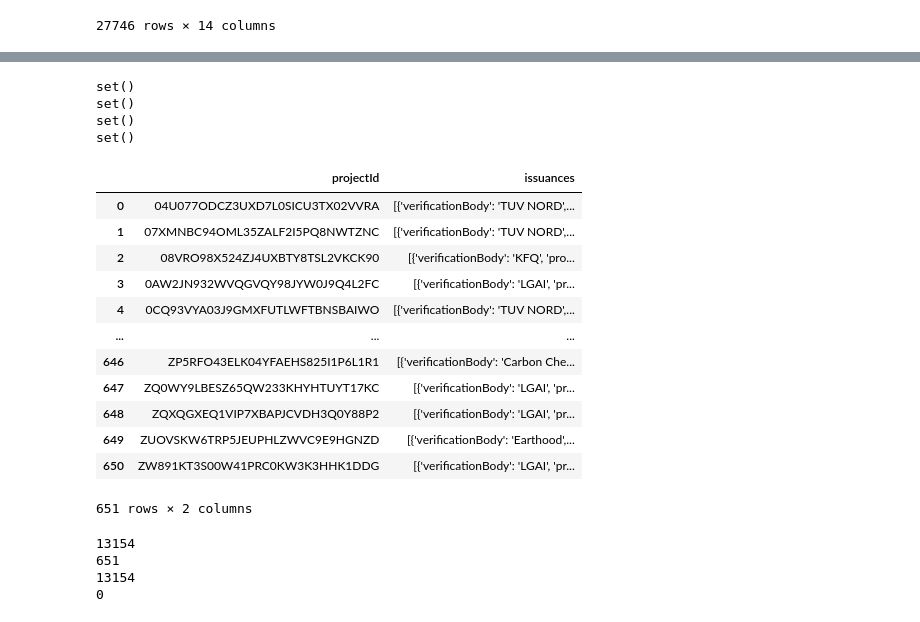
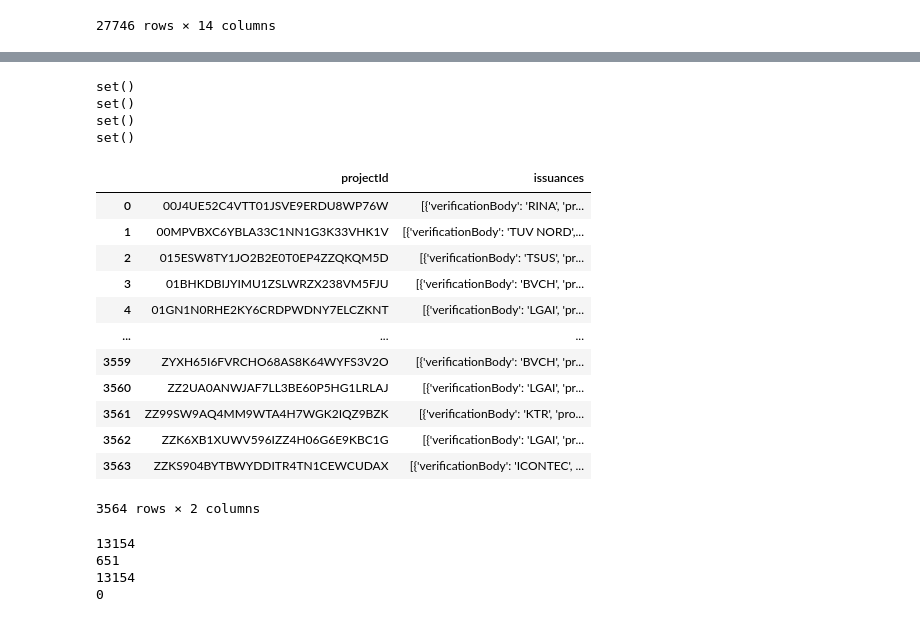
Before and after one commit to erickch123/cdm-unfccc-cadtrust, a Jupyter notebook: clean_cdm_projects.ipynb, the cells around one changed output, grey strips where cells are left out. Drawn from its saved outputs; the diff is of its cells as text; code cells hidden in the pictures.

```diff
--- a/clean_cdm_projects.ipynb
+++ b/clean_cdm_projects.ipynb
@@ -564,12 +619,16 @@ df_linked.columns
 # total 3392 retired units
 df_linked_2016
 
-print("Issuances belong to retired units",len(df_linked_2016['id'].unique()))
+print("Issuances belong to retired units 2016",len(df_linked_2016['id'].unique()))
 
 
-df_linked_2016
+# after 2016
 
-df_linked = df_linked[df_linked['startDate'].dt.year >= 2016]
+# df_linked = df_linked[df_linked['startDate'].dt.year >= 2016]
+
+# before 2016
+df_linked = df_linked[df_linked['startDate'].dt.year < 2016]
+print("Issuances belong to retired units before 2016",len(df_linked['id'].unique()))
 
 df_linked
 # %% [output]
@@ -702,12 +762,15 @@ totalHeld_mapping = df_units_held.set_index('id')['totalHeld'].to_dict()
 
 df_units_held
 
+print("len df units held",len(df_units_held))
 totalHeld_mapping
 duplicate_rows = df_units_held[df_units_held['id'].duplicated()]
 
-df_units_held = df_issuances[df_issuances['startDate'].dt.year >= 2016]
+# df_units_held = df_issuances[df_issuances['startDate'].dt.year >= 2016]
+df_units_held = df_issuances[df_issuances['startDate'].dt.year < 2016]
 
 
+print("len df units held",len(df_units_held))
 
 df_units_held['totalHeld'] = df_issuances['id'].map(totalHeld_mapping)
 df_units_held['totalHeld'] = df_units_held['totalHeld'].fillna(df_units_held['unitCount'])
@@ -723,6 +786,7 @@ df_units_held.rename(columns={'totalHeld': 'unitCount'}, inplace=True)
 
 
 # df_units_held.to_excel("df_heldinspect.xlsx")
+print(df_units_held.columns)
 
 df_units_held[['unitBlockStart', 'unitBlockEnd']] = df_units_held['SERIAL RANGE'].str.split('-', 1, expand=True)
 df_units_held.drop('SERIAL RANGE', axis=1, inplace=True)
@@ -841,7 +902,10 @@ df_retired_clean.to_excel("./output/CDM_Retired_Units_Cleaned.xlsx")
 # df_issuances.to_excel("./output/CDM_Issuances_Cleaned.xlsx")
 
 df_issuances_cleaned = df_issuances[["verificationBody","projectId","id","startDate","endDate","verificationReportDate","verificationApproach"]]
-df_issuances_cleaned =df_issuances_cleaned[df_issuances_cleaned['startDate'].dt.year >= 2016]
+# df_issuances_cleaned =df_issuances_cleaned[df_issuances_cleaned['startDate'].dt.year >= 2016]
+
+
+df_issuances_cleaned =df_issuances_cleaned[df_issuances_cleaned['startDate'].dt.year < 2016]
 
 
 
@@ -856,7 +920,7 @@ unique_ids_retired = df_retired_clean['id'].unique()
 unique_ids_issuances = df_issuances_cleaned['id'].unique()
 
 
-df_filtered = df_needed[df_needed['startDate'].dt.year >= 2016]
+# df_filtered = df_needed[df_needed['startDate'].dt.year >= 2016]
 
 
 
@@ -868,46 +932,46 @@ print(set((unique_ids_held))-set((unique_ids_issuances)))
 def convert_timestamp_to_string(x):
     if isinstance(x, pd.Timestamp):
         return x.strftime('%Y-%m-%d %H:%M:%S')
     return x
 
 # Columns that contain Timestamps
 timestamp_columns = ['startDate', 'endDate', 'verificationReportDate']
 
 # Apply the conversion to the specific columns
 
 # Apply the conversion to the existing timestamp columns
 df_issuances_cleaned[timestamp_columns] = df_issuances_cleaned[timestamp_columns].applymap(convert_timestamp_to_string)
 issuances_grouped = df_issuances_cleaned.groupby('projectId').apply(lambda x: x.to_dict(orient='records')).reset_index(name='issuances')
 
 issuances_grouped['issuances'][0]
 
 
 df_issuances_cleaned
 
 # df_issuances_cleaned
 
-issuances_grouped
+issuances_grouped.to_excel("grouped_issuances_bef_2016.xlsx")
 
 df_issuances_cleaned
 issuances_grouped
 # %% [output]
 set()
 set()
 set()
 set()
 |  | projectId | issuances |
-| 0 | 04U077ODCZ3UXD7L0SICU3TX02VVRA | [{'verificationBody': 'TUV NORD',... |
-| 1 | 07XMNBC94OML35ZALF2I5PQ8NWTZNC | [{'verificationBody': 'TUV NORD',... |
-| 2 | 08VRO98X524ZJ4UXBTY8TSL2VKCK90 | [{'verificationBody': 'KFQ', 'pro... |
-| 3 | 0AW2JN932WVQGVQY98JYW0J9Q4L2FC | [{'verificationBody': 'LGAI', 'pr... |
-| 4 | 0CQ93VYA03J9GMXFUTLWFTBNSBAIWO | [{'verificationBody': 'TUV NORD',... |
+| 0 | 00J4UE52C4VTT01JSVE9ERDU8WP76W | [{'verificationBody': 'RINA', 'pr... |
+| 1 | 00MPVBXC6YBLA33C1NN1G3K33VHK1V | [{'verificationBody': 'TUV NORD',... |
+| 2 | 015ESW8TY1JO2B2E0T0EP4ZZQKQM5D | [{'verificationBody': 'TSUS', 'pr... |
+| 3 | 01BHKDBIJYIMU1ZSLWRZX238VM5FJU | [{'verificationBody': 'BVCH', 'pr... |
+| 4 | 01GN1N0RHE2KY6CRDPWDNY7ELCZKNT | [{'verificationBody': 'LGAI', 'pr... |
 | ... | ... | ... |
-| 646 | ZP5RFO43ELK04YFAEHS825I1P6L1R1 | [{'verificationBody': 'Carbon Che... |
-| 647 | ZQ0WY9LBESZ65QW233KHYHTUYT17KC | [{'verificationBody': 'LGAI', 'pr... |
-| 648 | ZQXQGXEQ1VIP7XBAPJCVDH3Q0Y88P2 | [{'verificationBody': 'LGAI', 'pr... |
-| 649 | ZUOVSKW6TRP5JEUPHLZWVC9E9HGNZD | [{'verificationBody': 'Earthood',... |
-| 650 | ZW891KT3S00W41PRC0KW3K3HHK1DDG | [{'verificationBody': 'LGAI', 'pr... |
+| 3559 | ZYXH65I6FVRCHO68AS8K64WYFS3V2O | [{'verificationBody': 'BVCH', 'pr... |
+| 3560 | ZZ2UA0ANWJAF7LL3BE60P5HG1LRLAJ | [{'verificationBody': 'LGAI', 'pr... |
+| 3561 | ZZ99SW9AQ4MM9WTA4H7WGK2IQZ9BZK | [{'verificationBody': 'KTR', 'pro... |
+| 3562 | ZZK6XB1XUWV596IZZ4H06G6E9KBC1G | [{'verificationBody': 'LGAI', 'pr... |
+| 3563 | ZZKS904BYTBWYDDITR4TN1CEWCUDAX | [{'verificationBody': 'ICONTEC', ... |
-651 rows × 2 columns
+3564 rows × 2 columns
 # %%
 
 url_project_local = "http://localhost:31310/v1/projects"
```
Also changed, not shown: parts of 17 cells of this notebook, 21 other files.
